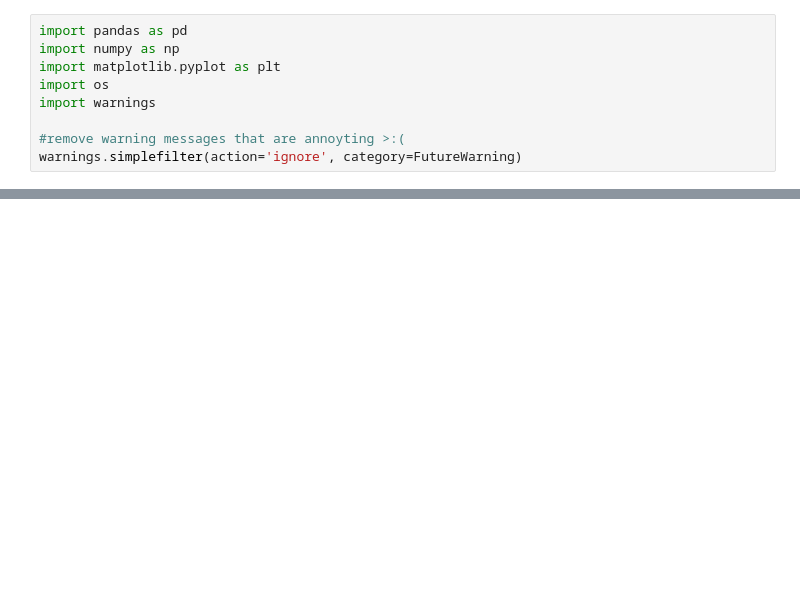
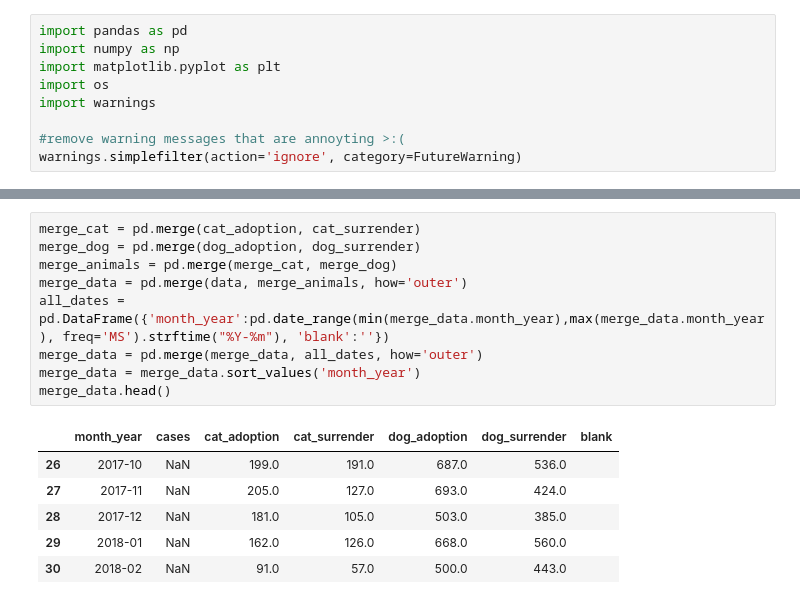
Before and after one commit to djdolejsi/Adoption-Surrender-Rates-vs-COVID-Cases, a Jupyter notebook: covid_cases.ipynb, the cells around one changed output, grey strips where cells are left out. Saved outputs shown, nothing was run; the diff lists cells and outputs as text; blank space fills up the shorter version.

```diff
--- a/covid_cases.ipynb
+++ b/covid_cases.ipynb
@@ -29,0 +78,16 @@ df.to_csv('clean_datasets/Dallas_cases.csv')
+# %%
+merge_cat = pd.merge(cat_adoption, cat_surrender)
+merge_dog = pd.merge(dog_adoption, dog_surrender)
+merge_animals = pd.merge(merge_cat, merge_dog)
+merge_data = pd.merge(data, merge_animals, how='outer')
+all_dates = pd.DataFrame({'month_year':pd.date_range(min(merge_data.month_year),max(merge_data.month_year), freq='MS').strftime("%Y-%m"), 'blank':''})
+merge_data = pd.merge(merge_data, all_dates, how='outer')
+merge_data = merge_data.sort_values('month_year')
+merge_data.head()
+# %% [output]
+|  | month_year | cases | cat_adoption | cat_surrender | dog_adoption | dog_surrender | blank |
+| 26 | 2017-10 | NaN | 199.0 | 191.0 | 687.0 | 536.0 |  |
+| 27 | 2017-11 | NaN | 205.0 | 127.0 | 693.0 | 424.0 |  |
+| 28 | 2017-12 | NaN | 181.0 | 105.0 | 503.0 | 385.0 |  |
+| 29 | 2018-01 | NaN | 162.0 | 126.0 | 668.0 | 560.0 |  |
+| 30 | 2018-02 | NaN | 91.0 | 57.0 | 500.0 | 443.0 |  |
```
Also changed, not shown: parts of 8 cells of this notebook, 20 other files.
